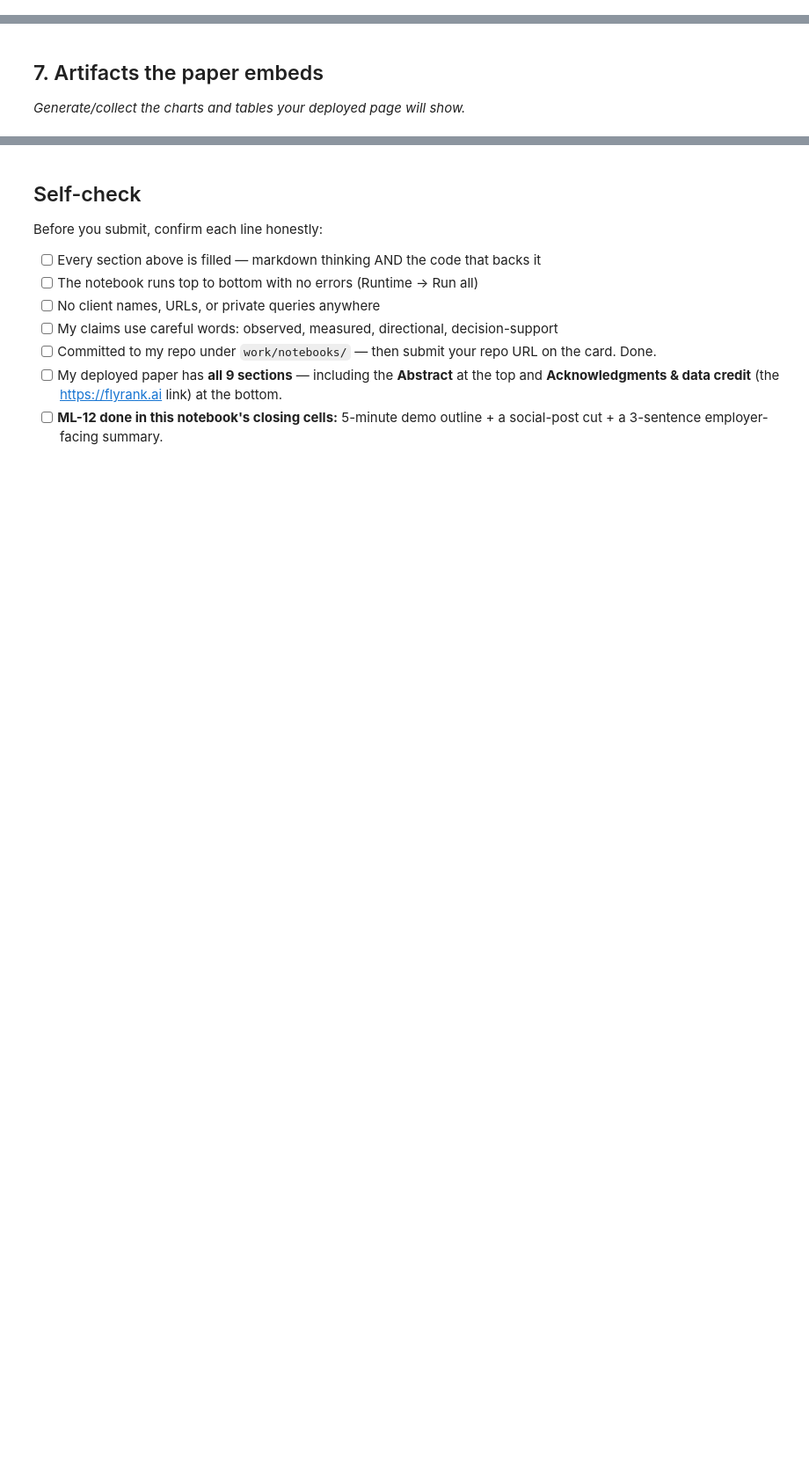
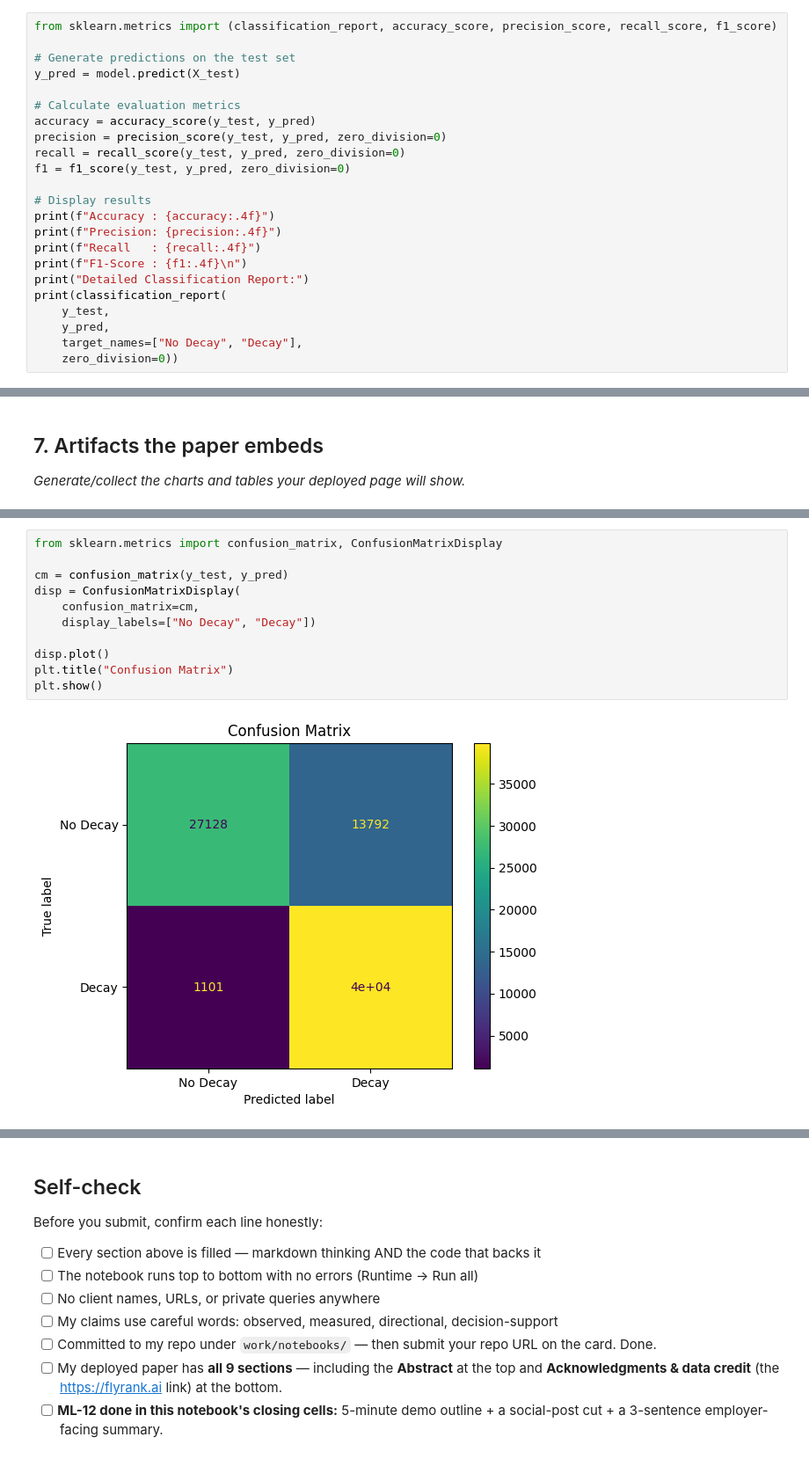
Before and after one commit to mariamemad975/FlyRank_ML, a Jupyter notebook: work/notebooks/capstone.ipynb, the cells around one changed output, grey strips where cells are left out. Shown at 88% size. Saved outputs shown, nothing was run; the diff lists cells and outputs as text; blank space fills up the shorter version.

```diff
--- a/work/notebooks/capstone.ipynb
+++ b/work/notebooks/capstone.ipynb
@@ -22,3 +229,26 @@ This skeleton is yours to fill. Work the sections **in order** — each one has
 ## 4. Results (vs baseline)
 
 *Model vs baseline on the same split. The honest table.*
+# %%
+from sklearn.metrics import (classification_report, accuracy_score, precision_score, recall_score, f1_score)
+
+# Generate predictions on the test set
+y_pred = model.predict(X_test)
+
+# Calculate evaluation metrics
+accuracy = accuracy_score(y_test, y_pred)
+precision = precision_score(y_test, y_pred, zero_division=0)
+recall = recall_score(y_test, y_pred, zero_division=0)
+f1 = f1_score(y_test, y_pred, zero_division=0)
+
+# Display results
+print(f"Accuracy : {accuracy:.4f}")
+print(f"Precision: {precision:.4f}")
+print(f"Recall   : {recall:.4f}")
+print(f"F1-Score : {f1:.4f}\n")
+print("Detailed Classification Report:")
+print(classification_report(
+    y_test,
+    y_pred,
+    target_names=["No Decay", "Decay"],
+    zero_division=0))
@@ -36,0 +319,13 @@ This skeleton is yours to fill. Work the sections **in order** — each one has
+# %%
+from sklearn.metrics import confusion_matrix, ConfusionMatrixDisplay
+
+cm = confusion_matrix(y_test, y_pred)
+disp = ConfusionMatrixDisplay(
+    confusion_matrix=cm,
+    display_labels=["No Decay", "Decay"])
+
+disp.plot()
+plt.title("Confusion Matrix")
+plt.show()
+# %% [output]
+[figure, added]
```
Also changed, not shown: parts of 12 cells of this notebook.
